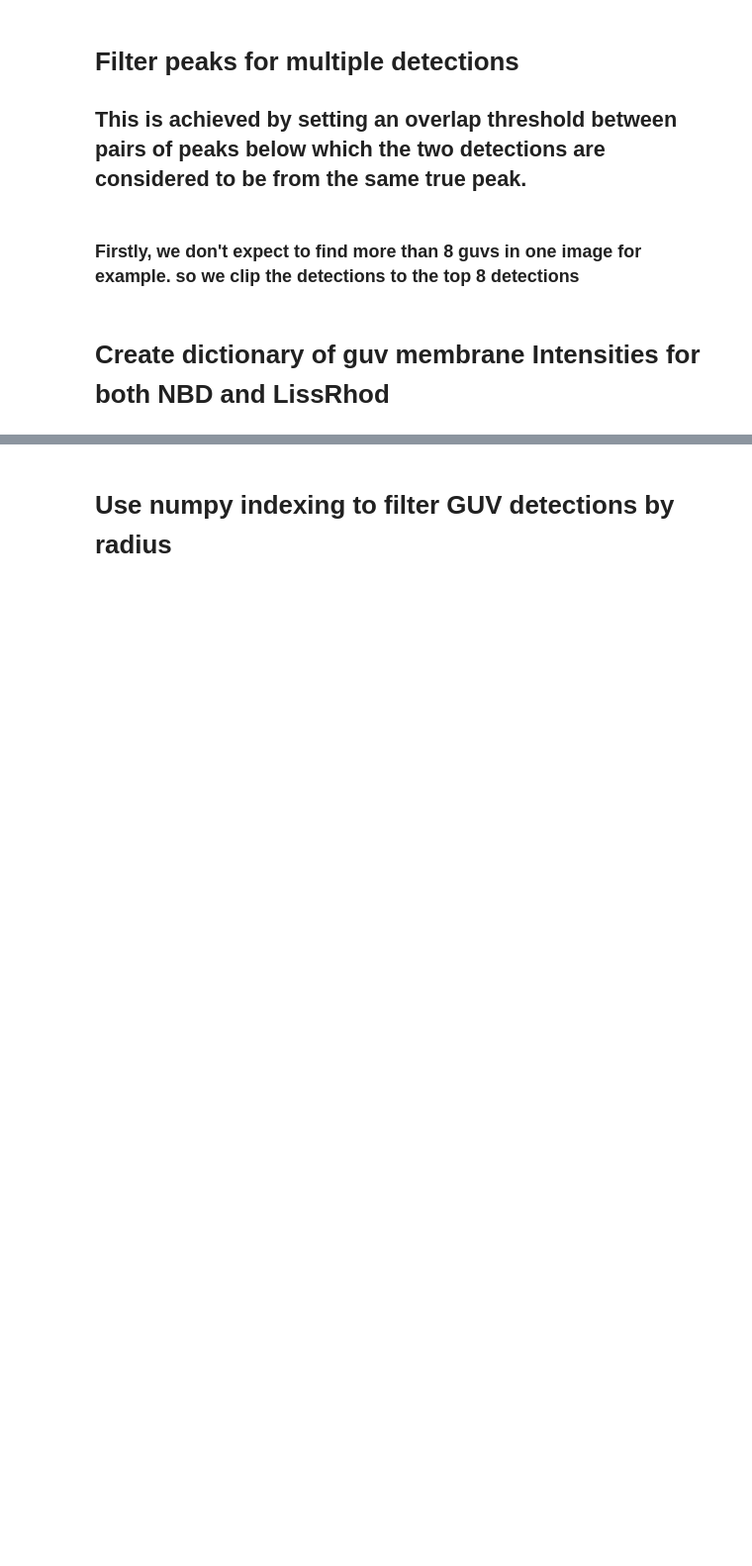
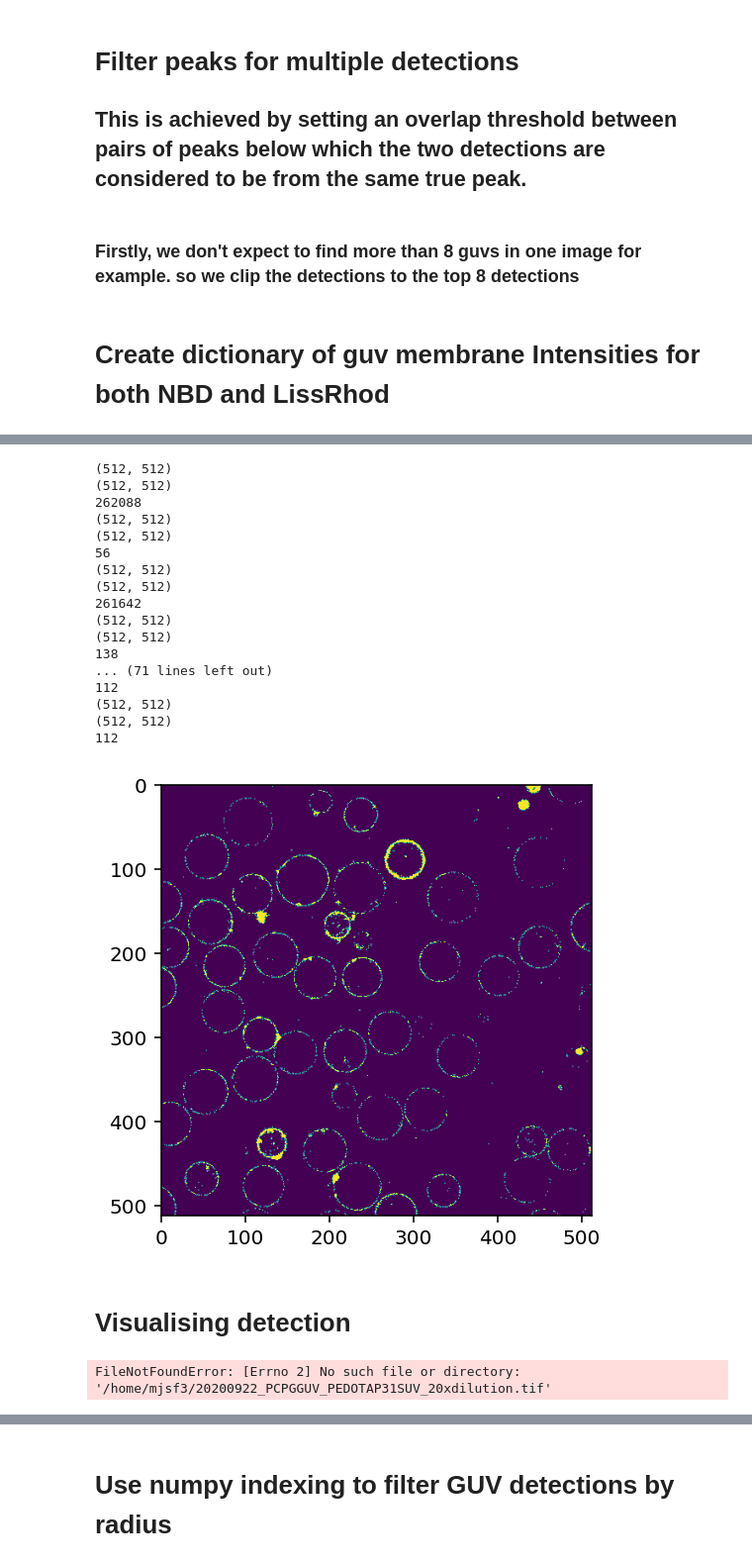
Before and after one commit to mrcsfltchr/ConfocalFretGUV, a Jupyter notebook: FRETSignalConfocalAnalysis.ipynb, the cells around one changed output, grey strips where cells are left out. Shown: that part at 99% size. Drawn from its saved outputs; the diff is of its cells as text; code cells hidden in the pictures; blank space fills up the shorter version.

```diff
--- a/FRETSignalConfocalAnalysis.ipynb
+++ b/FRETSignalConfocalAnalysis.ipynb
@@ -93,0 +461,23 @@ N = 8
+# %%
+membrane_i200x,guv_radii200x = getFretvals('../20200921_PEDOTAP31PCPG31_200xsuvdilution/',34,45,radii,CALIB2=True)
+# %% [output]
+(512, 512)
+(512, 512)
+262088
+(512, 512)
+(512, 512)
+56
+(512, 512)
+(512, 512)
+261642
+(512, 512)
+(512, 512)
+138
+... (71 lines left out)
+112
+(512, 512)
+(512, 512)
+112
+[figure, added]
+# %% [markdown]
+# Visualising detection
@@ -94 +489,38 @@ N = 8
+# %%
+
+
+#first get the number of frames from user
+
+start_num = 0
+end_num = 102
+
+#get experiment configs
+vid_directory = '..'
+vid_name = '20200922_PCPGGUV_PEDOTAP31SUV_20xdilution.tif'
+n = 2
+N = 100
+#create ranges for slide bar
+
+frame_rng = (start_num,end_num,1)
+
+#Load video just once
+tif = tf.TiffFile(vid_directory+'/'+vid_name)
+frames = tif.asarray()
+
+#define plotting function
+def show_vidframe_detections(frame_no,frames,radii,N=100,n = 3):
+
+    frame = frames[1][frame_no]
+    detections_img = detect_guvs(frame,radii,N,n)
+    #bin_image = create_bin_edges(frame,n)
+    fig,axs = plt.subplots(1,2)
+    axs[0].imshow(frame)
+    axs[1].imshow(detections_img)
+
+
+interactive_plot = interactive(show_vidframe_detections,frame_no=frame_rng,frames=fixed(frames),radii = fixed(radii),N = fixed(N),n=fixed(n))
+output = interactive_plot.children[-1]
+interactive_plot
+# %% [output]
+FileNotFoundError: [Errno 2] No such file or directory: '/home/mjsf3/20200922_PCPGGUV_PEDOTAP31SUV_20xdilution.tif'
 # %%
```
Also changed, not shown: parts of 114 cells of this notebook, 2 other files.
